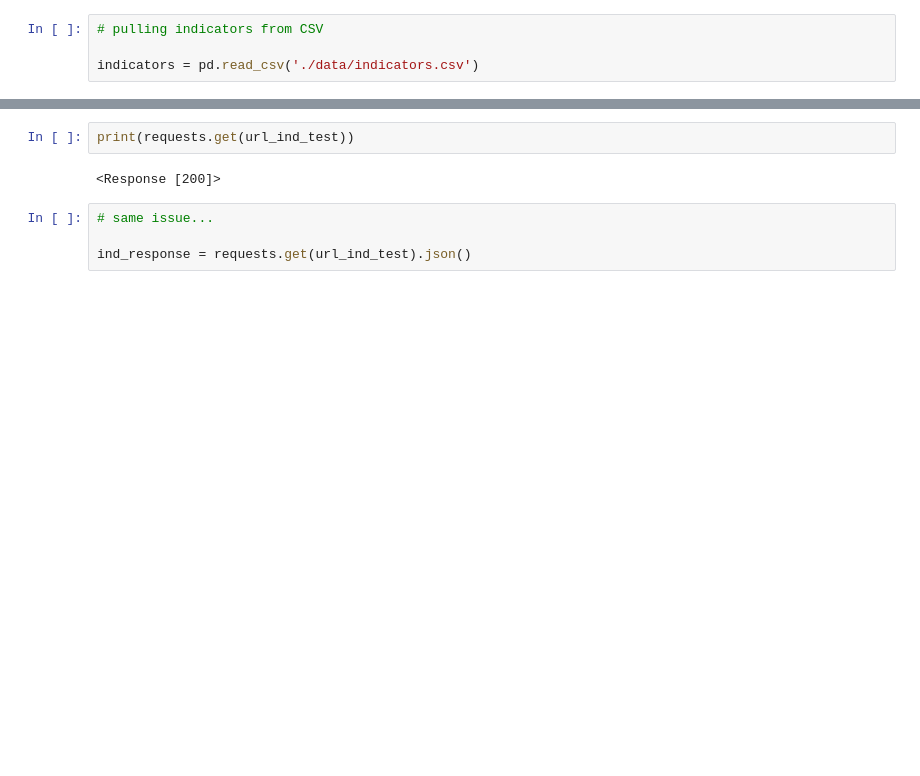
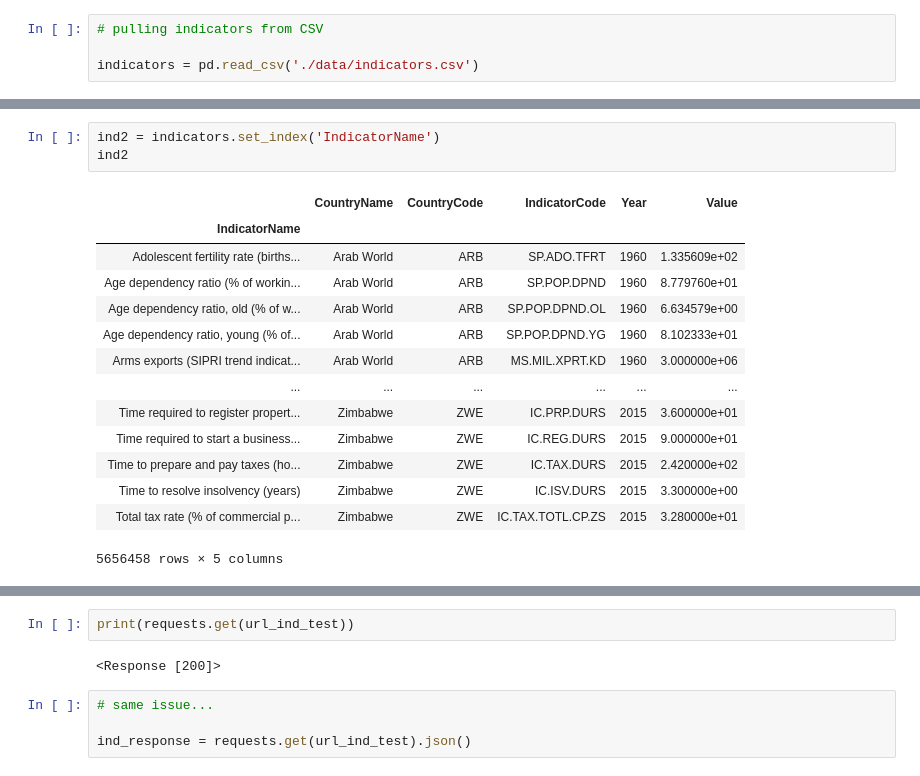
Before and after one commit to jjjjjeb/ETL_Project, a Jupyter notebook: ELT_Project_JamieBranch.ipynb, the cells around one changed output, grey strips where cells are left out. Cells and saved outputs as stored; diff of their text form; blank space fills up the shorter version.

```diff
--- a/ELT_Project_JamieBranch.ipynb
+++ b/ELT_Project_JamieBranch.ipynb
@@ -113,0 +191,18 @@ indicators
+# %%
+ind2 = indicators.set_index('IndicatorName')
+ind2
+# %% [output]
+|  | CountryName | CountryCode | IndicatorCode | Year | Value |
+| IndicatorName |  |  |  |  |  |
+| Adolescent fertility rate (births... | Arab World | ARB | SP.ADO.TFRT | 1960 | 1.335609e+02 |
+| Age dependency ratio (% of workin... | Arab World | ARB | SP.POP.DPND | 1960 | 8.779760e+01 |
+| Age dependency ratio, old (% of w... | Arab World | ARB | SP.POP.DPND.OL | 1960 | 6.634579e+00 |
+| Age dependency ratio, young (% of... | Arab World | ARB | SP.POP.DPND.YG | 1960 | 8.102333e+01 |
+| Arms exports (SIPRI trend indicat... | Arab World | ARB | MS.MIL.XPRT.KD | 1960 | 3.000000e+06 |
+| ... | ... | ... | ... | ... | ... |
+| Time required to register propert... | Zimbabwe | ZWE | IC.PRP.DURS | 2015 | 3.600000e+01 |
+| Time required to start a business... | Zimbabwe | ZWE | IC.REG.DURS | 2015 | 9.000000e+01 |
+| Time to prepare and pay taxes (ho... | Zimbabwe | ZWE | IC.TAX.DURS | 2015 | 2.420000e+02 |
+| Time to resolve insolvency (years) | Zimbabwe | ZWE | IC.ISV.DURS | 2015 | 3.300000e+00 |
+| Total tax rate (% of commercial p... | Zimbabwe | ZWE | IC.TAX.TOTL.CP.ZS | 2015 | 3.280000e+01 |
+5656458 rows × 5 columns
```
Also changed, not shown: parts of 13 cells of this notebook.
